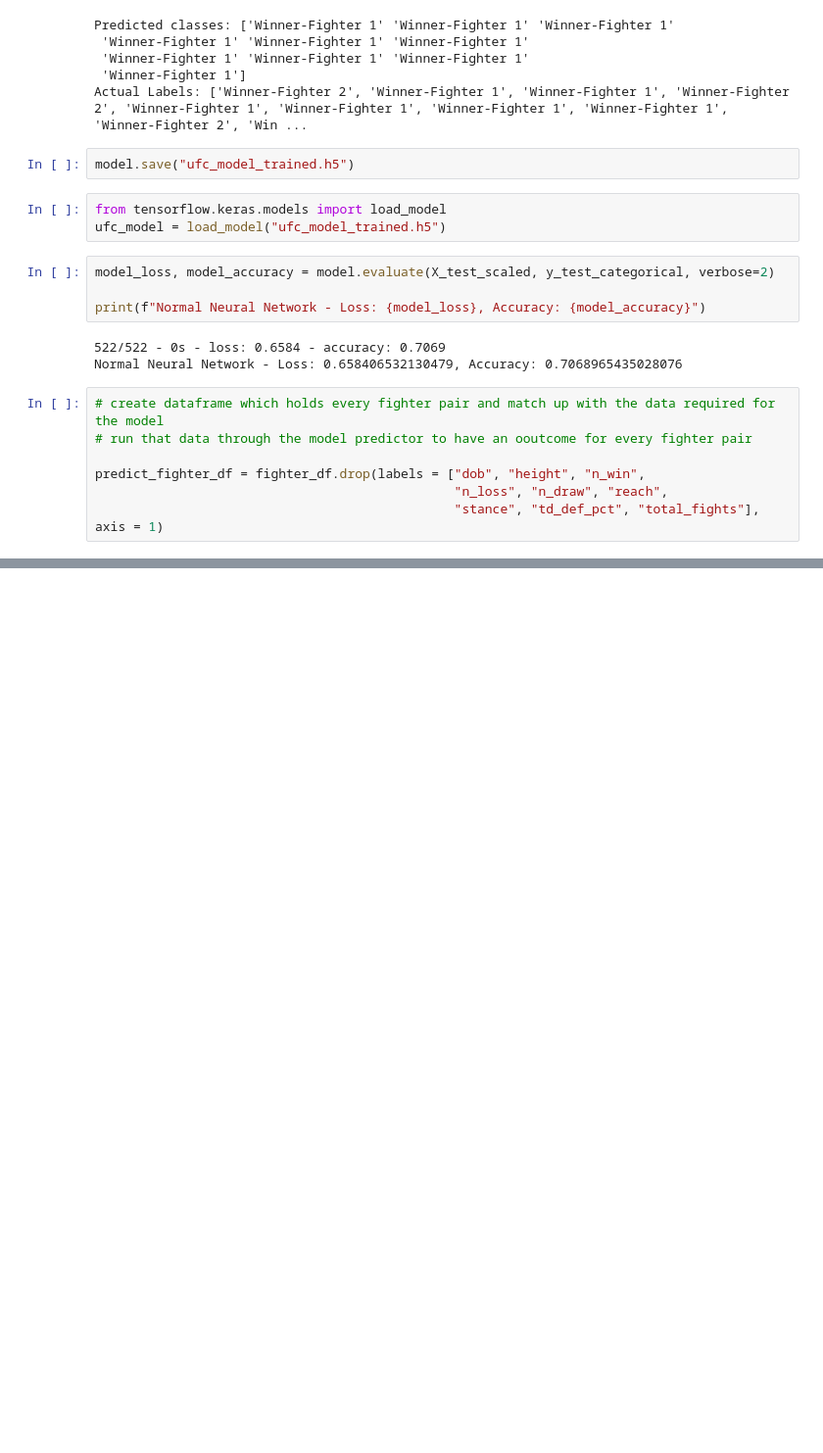
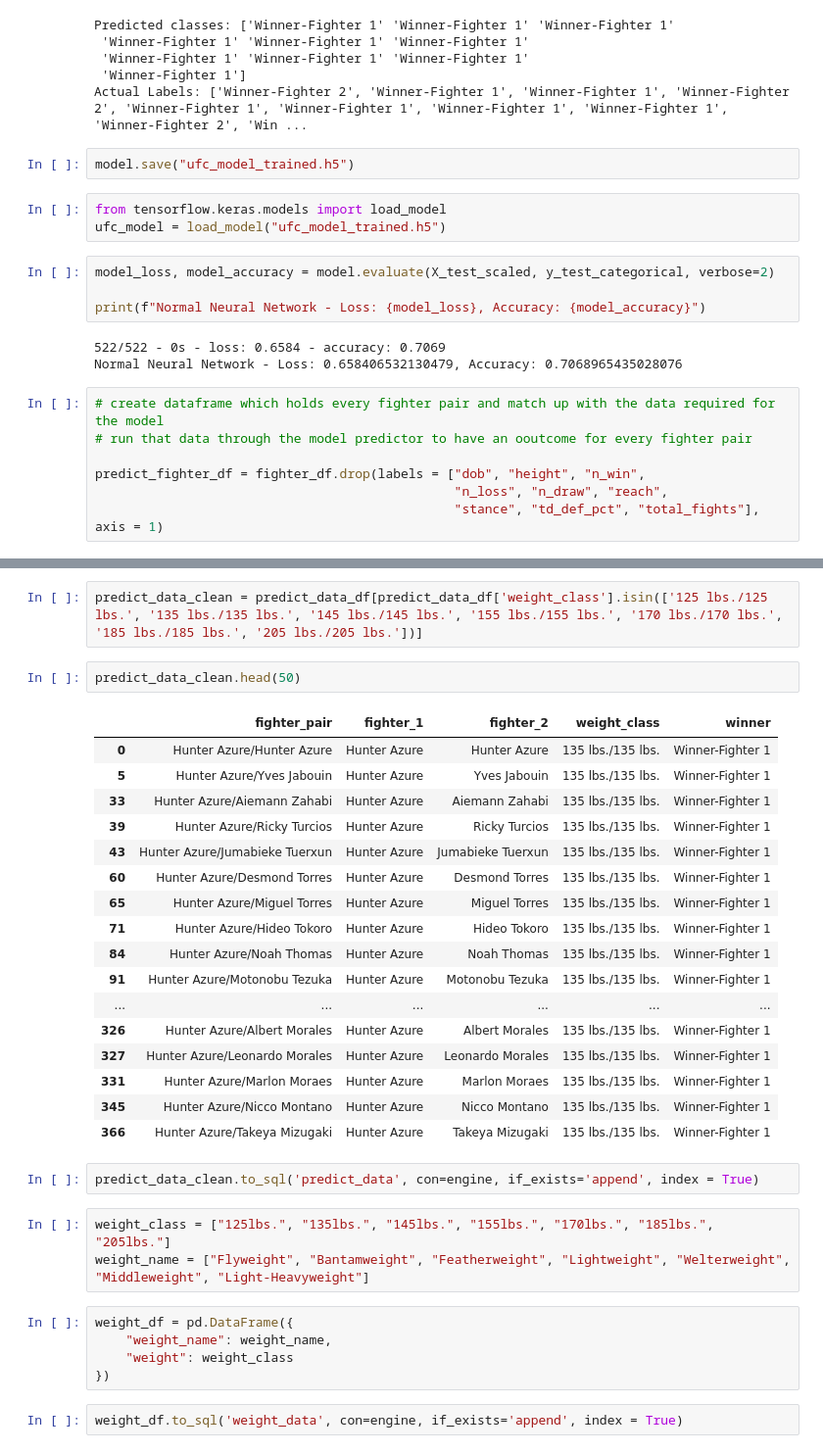
Before and after one commit to cjdance/final_project, a Jupyter notebook: data_clean_up.ipynb, the cells around one changed output, grey strips where cells are left out. Shown at 98% size. Cells and saved outputs as stored; diff of their text form; blank space fills up the shorter version.

```diff
--- a/data_clean_up.ipynb
+++ b/data_clean_up.ipynb
@@ -979,0 +950,34 @@ weight_df.to_sql('weight_data', con=engine, if_exists='append', index = True)
+# %%
+predict_data_clean = predict_data_df[predict_data_df['weight_class'].isin(['125 lbs./125 lbs.', '135 lbs./135 lbs.', '145 lbs./145 lbs.', '155 lbs./155 lbs.', '170 lbs./170 lbs.', '185 lbs./185 lbs.', '205 lbs./205 lbs.'])]
+# %%
+predict_data_clean.head(50)
+# %% [output]
+|  | fighter_pair | fighter_1 | fighter_2 | weight_class | winner |
+| 0 | Hunter Azure/Hunter Azure | Hunter Azure | Hunter Azure | 135 lbs./135 lbs. | Winner-Fighter 1 |
+| 5 | Hunter Azure/Yves Jabouin | Hunter Azure | Yves Jabouin | 135 lbs./135 lbs. | Winner-Fighter 1 |
+| 33 | Hunter Azure/Aiemann Zahabi | Hunter Azure | Aiemann Zahabi | 135 lbs./135 lbs. | Winner-Fighter 1 |
+| 39 | Hunter Azure/Ricky Turcios | Hunter Azure | Ricky Turcios | 135 lbs./135 lbs. | Winner-Fighter 1 |
+| 43 | Hunter Azure/Jumabieke Tuerxun | Hunter Azure | Jumabieke Tuerxun | 135 lbs./135 lbs. | Winner-Fighter 1 |
+| 60 | Hunter Azure/Desmond Torres | Hunter Azure | Desmond Torres | 135 lbs./135 lbs. | Winner-Fighter 1 |
+| 65 | Hunter Azure/Miguel Torres | Hunter Azure | Miguel Torres | 135 lbs./135 lbs. | Winner-Fighter 1 |
+| 71 | Hunter Azure/Hideo Tokoro | Hunter Azure | Hideo Tokoro | 135 lbs./135 lbs. | Winner-Fighter 1 |
+| 84 | Hunter Azure/Noah Thomas | Hunter Azure | Noah Thomas | 135 lbs./135 lbs. | Winner-Fighter 1 |
+| 91 | Hunter Azure/Motonobu Tezuka | Hunter Azure | Motonobu Tezuka | 135 lbs./135 lbs. | Winner-Fighter 1 |
+| ... | ... | ... | ... | ... | ... |
+| 326 | Hunter Azure/Albert Morales | Hunter Azure | Albert Morales | 135 lbs./135 lbs. | Winner-Fighter 1 |
+| 327 | Hunter Azure/Leonardo Morales | Hunter Azure | Leonardo Morales | 135 lbs./135 lbs. | Winner-Fighter 1 |
+| 331 | Hunter Azure/Marlon Moraes | Hunter Azure | Marlon Moraes | 135 lbs./135 lbs. | Winner-Fighter 1 |
+| 345 | Hunter Azure/Nicco Montano | Hunter Azure | Nicco Montano | 135 lbs./135 lbs. | Winner-Fighter 1 |
+| 366 | Hunter Azure/Takeya Mizugaki | Hunter Azure | Takeya Mizugaki | 135 lbs./135 lbs. | Winner-Fighter 1 |
+# %%
+predict_data_clean.to_sql('predict_data', con=engine, if_exists='append', index = True)
+# %%
+weight_class = ["125lbs.", "135lbs.", "145lbs.", "155lbs.", "170lbs.", "185lbs.", "205lbs."]
+weight_name = ["Flyweight", "Bantamweight", "Featherweight", "Lightweight", "Welterweight", "Middleweight", "Light-Heavyweight"]
+# %%
+weight_df = pd.DataFrame({
+    "weight_name": weight_name,
+    "weight": weight_class
+})
+# %%
+weight_df.to_sql('weight_data', con=engine, if_exists='append', index = True)
```
Also changed, not shown: parts of 28 cells of this notebook, 3 other files.
